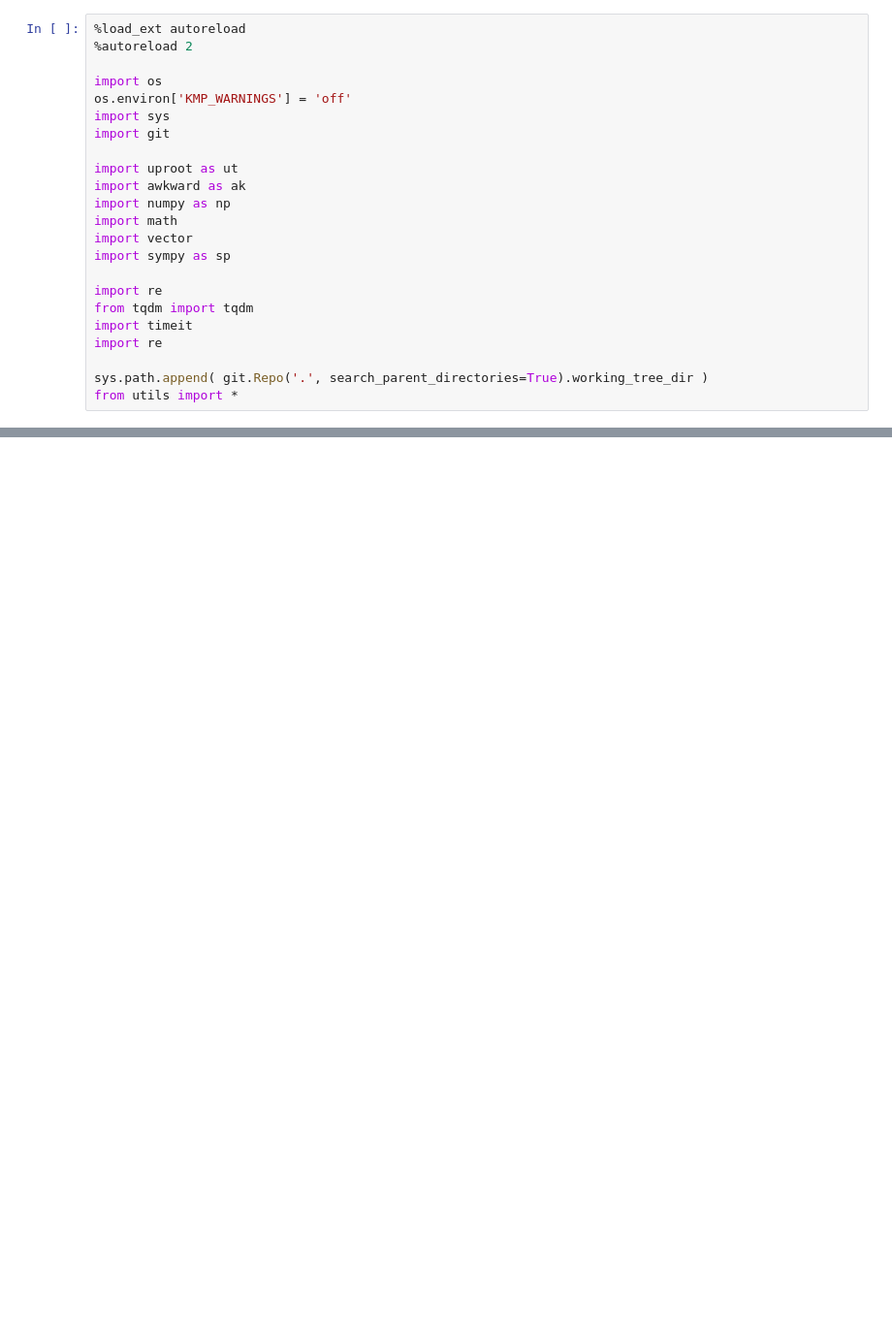
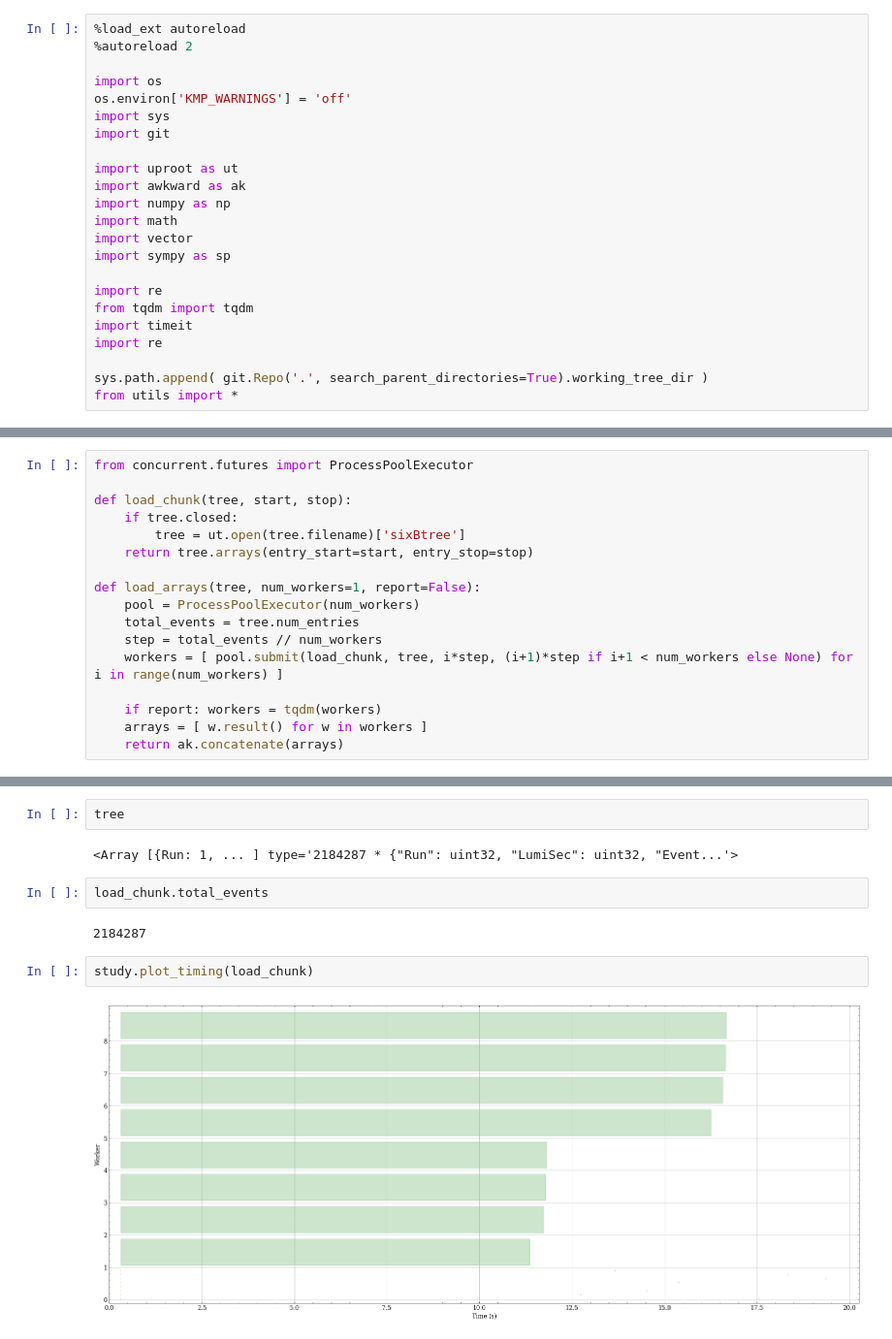
Before and after one commit to ekoenig4/analysis, a Jupyter notebook: jupyter/dev_persitent_workers.ipynb, the cells around one changed output, grey strips where cells are left out. Shown at 97% size. Drawn from its saved outputs; the diff is of its cells as text; blank space fills up the shorter version.

```diff
--- a/jupyter/dev_persitent_workers.ipynb
+++ b/jupyter/dev_persitent_workers.ipynb
@@ -74,0 +54,17 @@ signal.x_m
+# %%
+from concurrent.futures import ProcessPoolExecutor
+
+def load_chunk(tree, start, stop):
+    if tree.closed:
+        tree = ut.open(tree.filename)['sixBtree']
+    return tree.arrays(entry_start=start, entry_stop=stop)
+
+def load_arrays(tree, num_workers=1, report=False):
+    pool = ProcessPoolExecutor(num_workers)
+    total_events = tree.num_entries
+    step = total_events // num_workers
+    workers = [ pool.submit(load_chunk, tree, i*step, (i+1)*step if i+1 < num_workers else None) for i in range(num_workers) ]
+
+    if report: workers = tqdm(workers)
+    arrays = [ w.result() for w in workers ]
+    return ak.concatenate(arrays)
@@ -74,0 +82,12 @@ signal.x_m
+# %%
+tree
+# %% [output]
+<Array [{Run: 1, ... ] type='2184287 * {"Run": uint32, "LumiSec": uint32, "Event...'>
+# %%
+load_chunk.total_events
+# %% [output]
+2184287
+# %%
+study.plot_timing(load_chunk)
+# %% [output]
+[figure, added]
```
Also changed, not shown: parts of 13 cells of this notebook, 5 other files.
